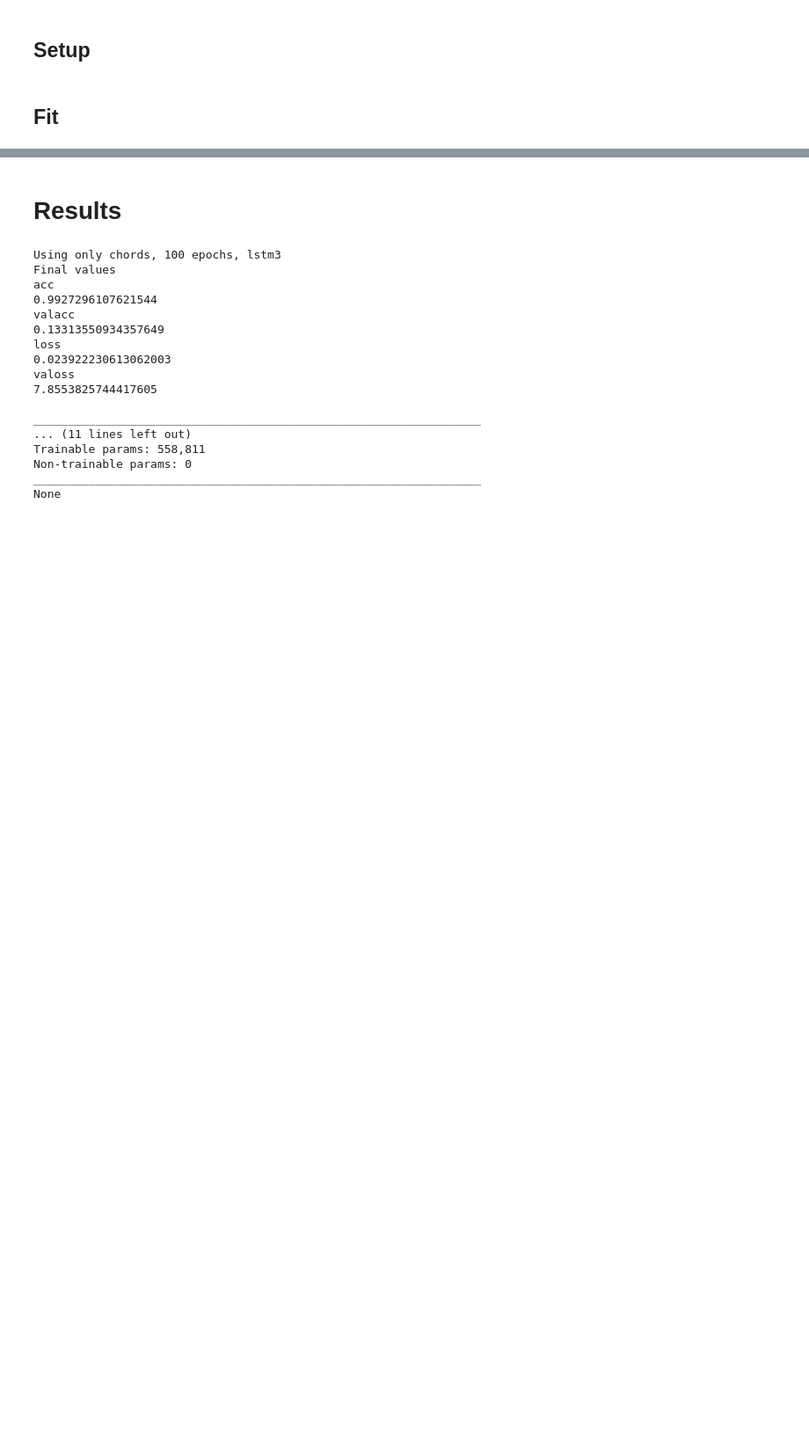
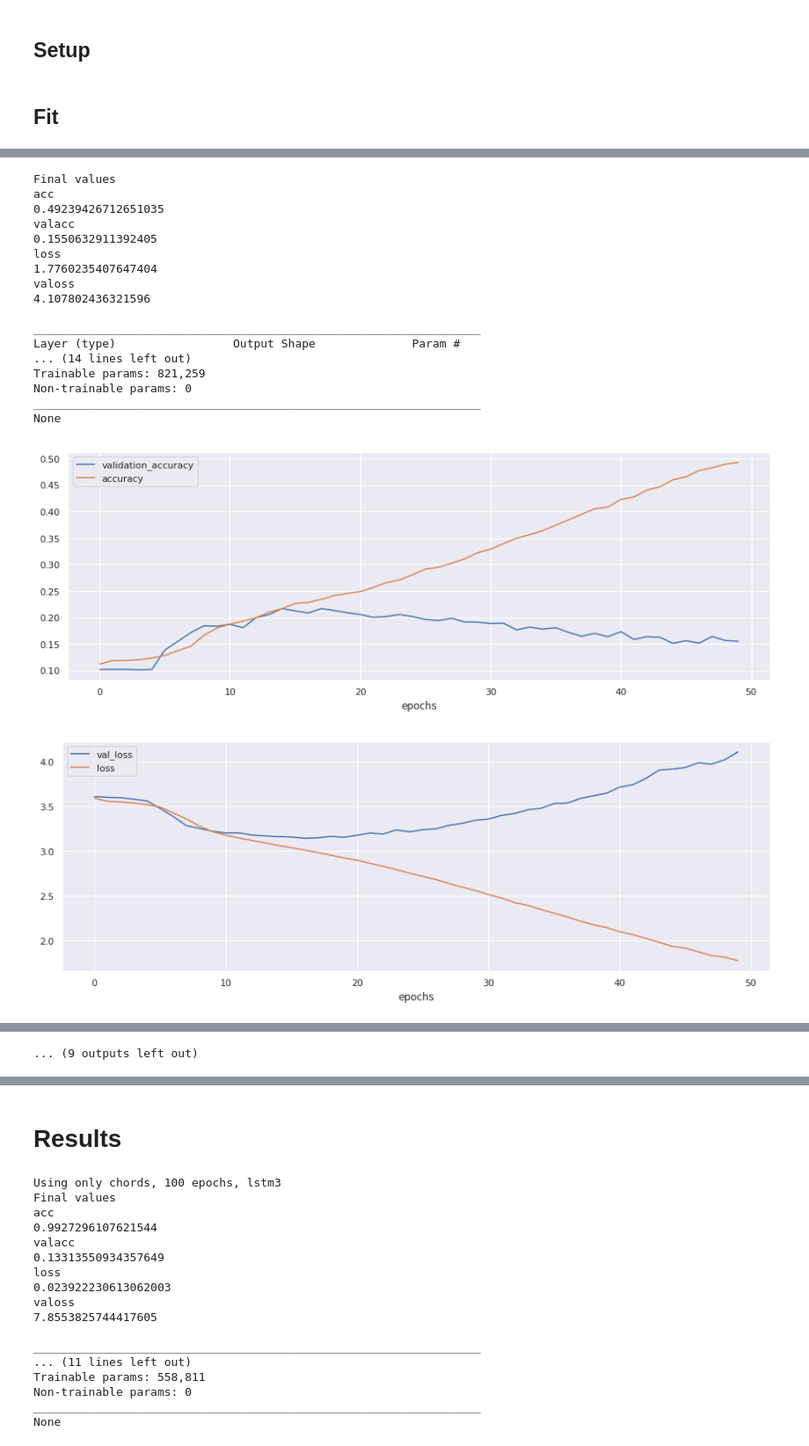
Before and after one commit to laureleo/chord-prediction, a Jupyter notebook: playground.ipynb, the cells around one changed output, grey strips where cells are left out. Shown at 88% size. Saved outputs shown, nothing was run; the diff lists cells and outputs as text; code cells hidden in the pictures; blank space fills up the shorter version.

Commit message:
A validation experiment

```diff
--- a/playground.ipynb
+++ b/playground.ipynb
@@ -192,15 +192,15 @@ callbacks_list = [checkpoint]
 lstm_x, lstm_y = generate_sequences(train_x, train_y, 10)
 
 #Generate model
-model = lstm3(lstm_x, lstm_y, optimizer, loss, metrics)
+model = lstm2(lstm_x, lstm_y, optimizer, loss, metrics)
 
 #Train on it and save metrics at each epoch
 history = model.fit(lstm_x,
                     lstm_y,
                     epochs = 100,
                     verbose = 1,
-                    validation_split = 0.2,
+                    validation_split = 0.1,
                     callbacks = callbacks_list)
 
-h3 = history
+h1 = history
 # %% [output]
@@ -223,0 +348,13 @@ Epoch 100/100
+# %%
+#Generate model
+model = lstm2(lstm_x, lstm_y, optimizer, loss, metrics)
+
+#Train on it and save metrics at each epoch
+history = model.fit(lstm_x,
+                    lstm_y,
+                    epochs = 100,
+                    verbose = 1,
+                    validation_split = 0.6,
+                    callbacks = callbacks_list)
+
+h6 = history
@@ -223,0 +379,13 @@ Epoch 100/100
+# %%
+#Generate model
+model = lstm2(lstm_x, lstm_y, optimizer, loss, metrics)
+
+#Train on it and save metrics at each epoch
+history = model.fit(lstm_x,
+                    lstm_y,
+                    epochs = 100,
+                    verbose = 1,
+                    validation_split = 0.7,
+                    callbacks = callbacks_list)
+
+h7 = history
@@ -223,0 +410,28 @@ Epoch 100/100
+# %%
+disp_results(h1)
+disp_results(h2)
+disp_results(h3)
+disp_results(h4)
+disp_results(h5)
+disp_results(h6)
+disp_results(h7)
+# %% [output]
+Final values
+acc
+0.49239426712651035
+valacc
+0.1550632911392405
+loss
+1.7760235407647404
+valoss
+4.107802436321596
+
+_________________________________________________________________
+Layer (type)                 Output Shape              Param #
+... (14 lines left out)
+Trainable params: 821,259
+Non-trainable params: 0
+_________________________________________________________________
+None
+[figure, added]
+[figure, added]
@@ -223,0 +495 @@ Epoch 100/100
+... (9 outputs left out)
```
Also changed, not shown: parts of 11 cells of this notebook.
